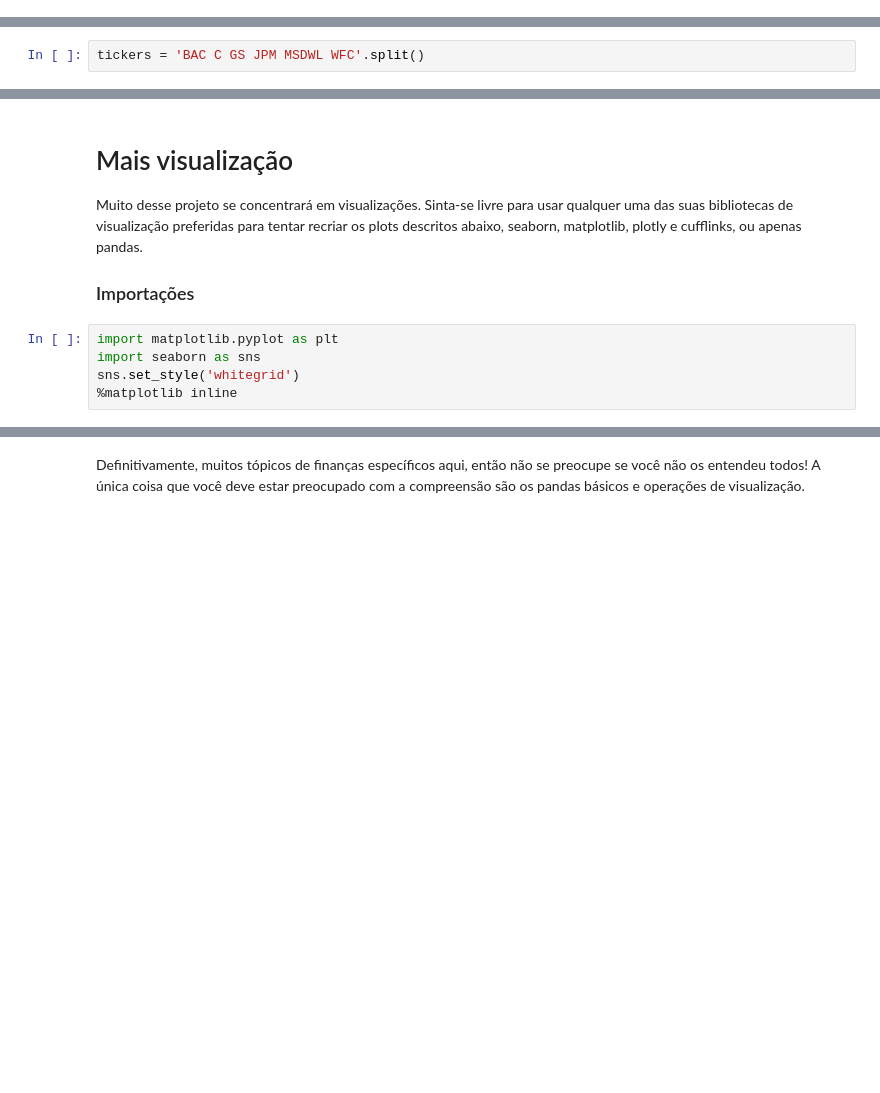
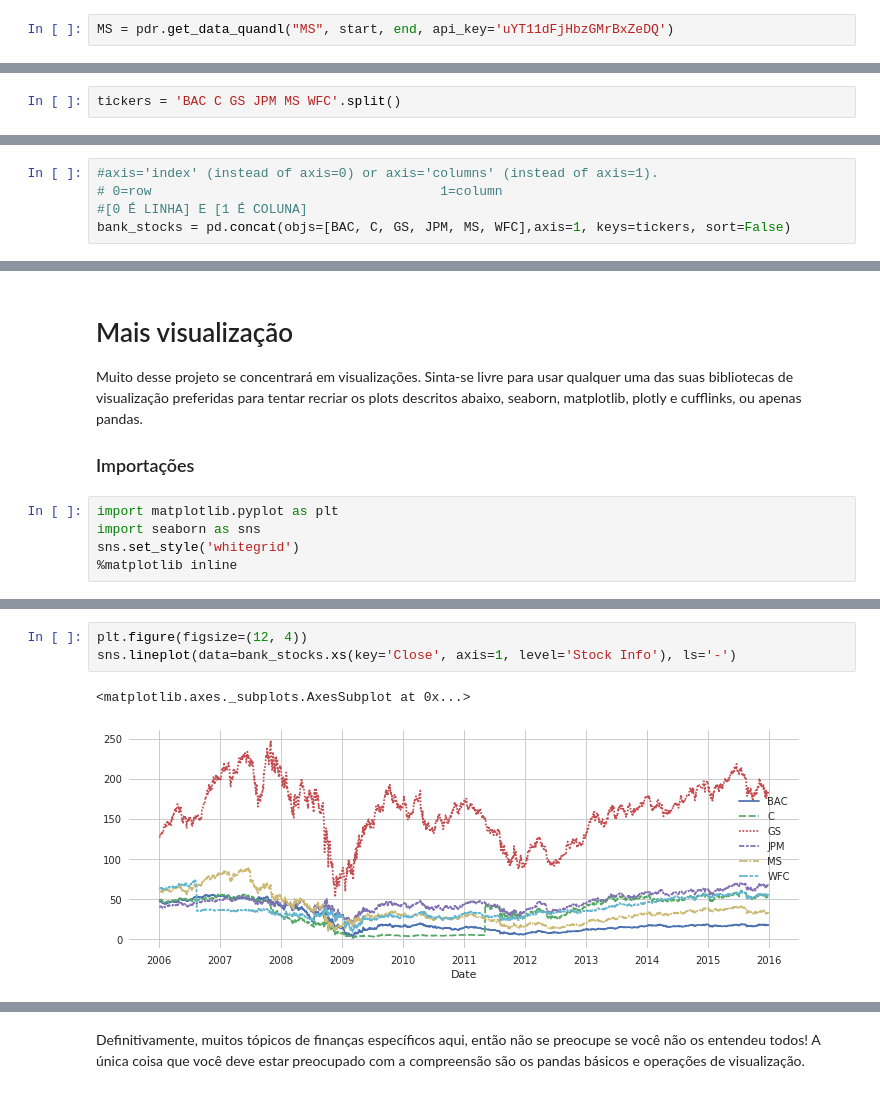
Before and after one commit to danbailo/Data-Science, a Jupyter notebook: Projetos de dados/Finanças/Projeto de dados de finanças.ipynb, the cells around one changed output, grey strips where cells are left out. Saved outputs shown, nothing was run; the diff lists cells and outputs as text; blank space fills up the shorter version.

```diff
--- a/Projetos de dados/Finanças/Projeto de dados de finanças.ipynb
+++ b/Projetos de dados/Finanças/Projeto de dados de finanças.ipynb
@@ -195 +195,3 @@ MSDWL = quandl.get('OTCB/ADFS', start_date='2006-01-01', end_date='2016-01-01')
+# %%
+MS = pdr.get_data_quandl("MS", start, end, api_key='uYT11dFjHbzGMrBxZeDQ')
 # %%
@@ -233,6 +239,6 @@ memory usage: 255.6 KB
 # %% [markdown]
 **Crie uma lista dos símbolos dos tickers (como strings) em ordem alfabética. Chame esta lista: tickers**
 # %%
-tickers = 'BAC C GS JPM MSDWL WFC'.split()
+tickers = 'BAC C GS JPM MS WFC'.split()
 # %% [markdown]
 **Use pd.concat para concatenar os DataFrames do banco juntos em um único chamado bank_stocks. Defina o argumento das chaves igual à lista de tickers. Também preste atenção em que eixo você concatena.**
@@ -241 +249,6 @@ bank_stocks = pd.concat(objs=[BAC, C, GS, JPM, MSDWL, WFC,], keys=tickers, sort=
+# %%
+#axis='index' (instead of axis=0) or axis='columns' (instead of axis=1).
+# 0=row                                     1=column
+#[0 É LINHA] E [1 É COLUNA]
+bank_stocks = pd.concat(objs=[BAC, C, GS, JPM, MS, WFC],axis=1, keys=tickers, sort=False)
 # %%
@@ -372,0 +442,6 @@ sns.set_style('whitegrid')
+# %%
+plt.figure(figsize=(12, 4))
+sns.lineplot(data=bank_stocks.xs(key='Close', axis=1, level='Stock Info'), ls='-')
+# %% [output]
+<matplotlib.axes._subplots.AxesSubplot at 0x...>
+[figure, added]
```
Also changed, not shown: parts of 72 cells of this notebook.
